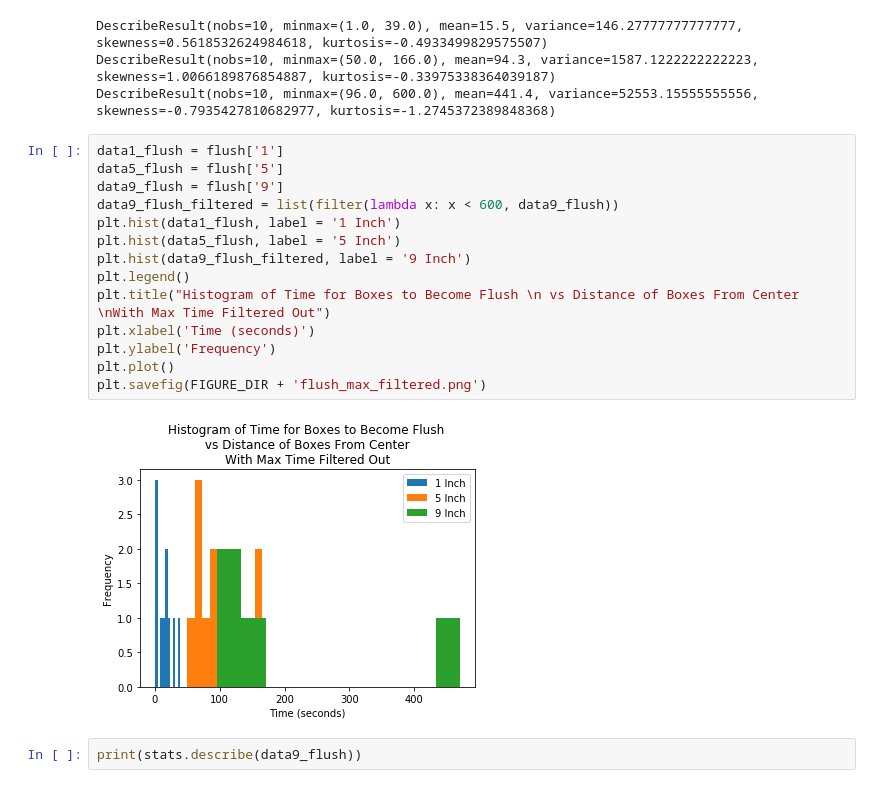
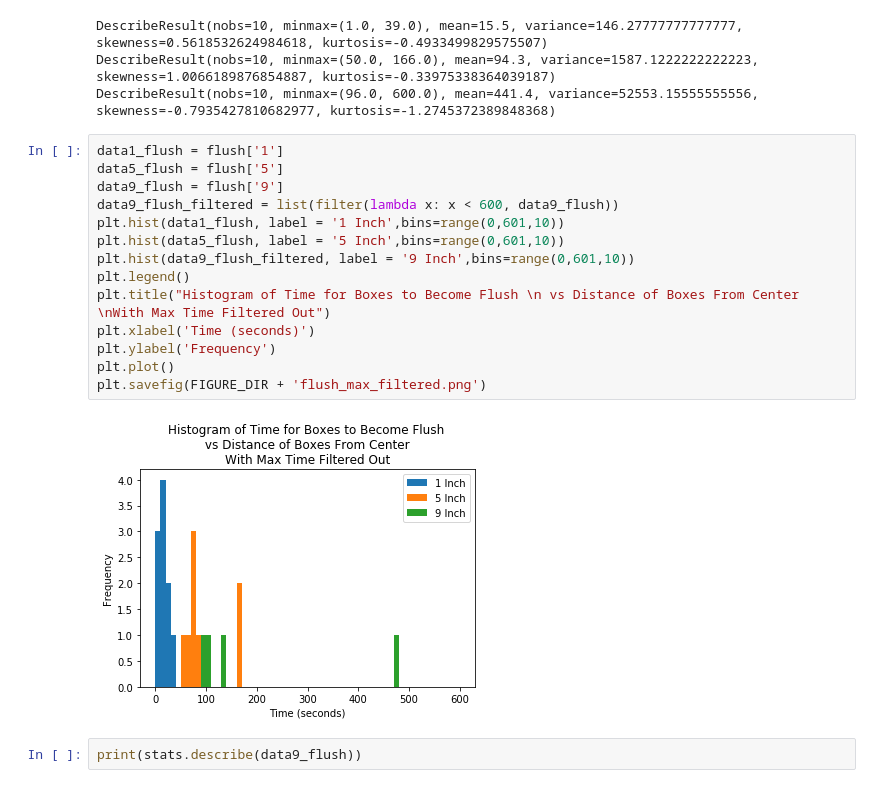
Before and after one commit to alexandroid000/self-assembly, a Jupyter notebook: dataAnalysis/develop/figures/box_experiments.ipynb, the cells around one changed output. Cells and saved outputs as stored; diff of their text form.

```diff
--- a/dataAnalysis/develop/figures/box_experiments.ipynb
+++ b/dataAnalysis/develop/figures/box_experiments.ipynb
@@ -125,19 +125,19 @@ DescribeResult(nobs=10, minmax=(96.0, 600.0), mean=441.4, variance=52553.1555555
 # %%
 data1_flush = flush['1']
 data5_flush = flush['5']
 data9_flush = flush['9']
 data9_flush_filtered = list(filter(lambda x: x < 600, data9_flush))
-plt.hist(data1_flush, label = '1 Inch')
-plt.hist(data5_flush, label = '5 Inch')
-plt.hist(data9_flush_filtered, label = '9 Inch')
+plt.hist(data1_flush, label = '1 Inch',bins=range(0,601,10))
+plt.hist(data5_flush, label = '5 Inch',bins=range(0,601,10))
+plt.hist(data9_flush_filtered, label = '9 Inch',bins=range(0,601,10))
 plt.legend()
 plt.title("Histogram of Time for Boxes to Become Flush \n vs Distance of Boxes From Center \nWith Max Time Filtered Out")
 plt.xlabel('Time (seconds)')
 plt.ylabel('Frequency')
 plt.plot()
 plt.savefig(FIGURE_DIR + 'flush_max_filtered.png')
 # %% [output]
-[figure, old version]
+[figure, new version]
 # %%
 print(stats.describe(data9_flush))
 # %% [output]
```
Also changed, not shown: parts of 4 cells of this notebook, 5 other files.
